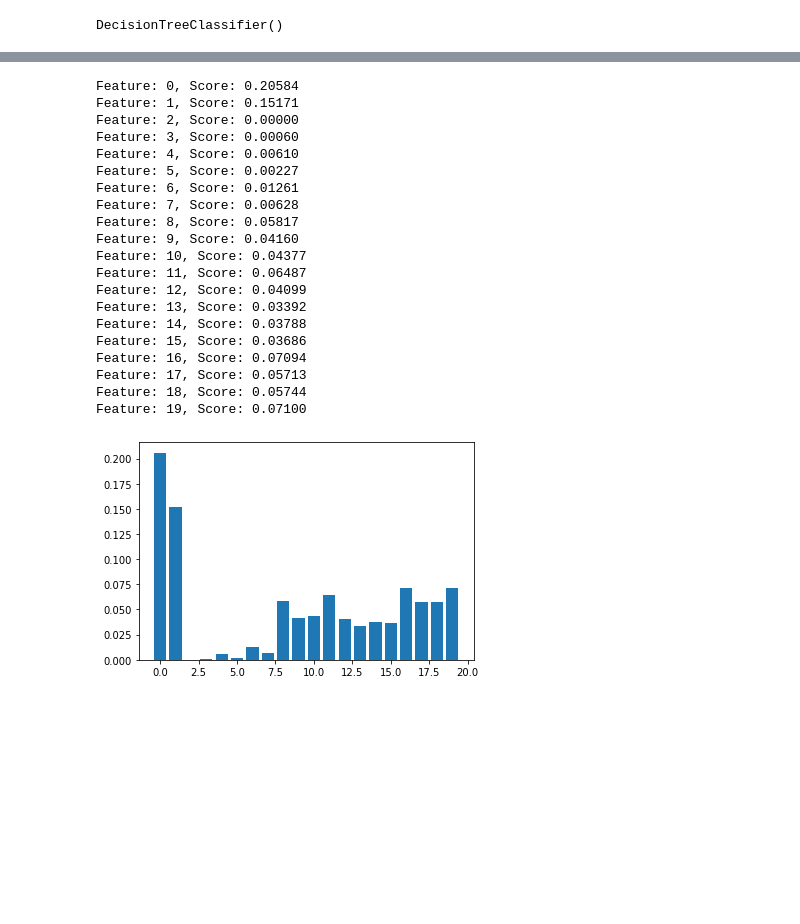
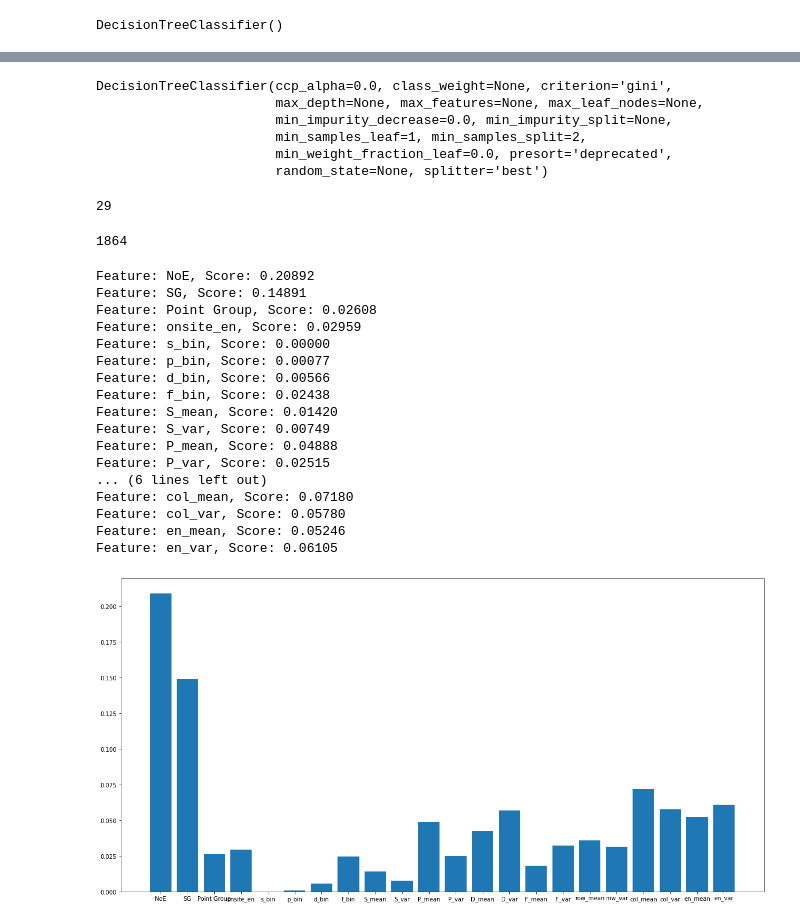
Before and after one commit to mn-rahul/DDP-dump, a Jupyter notebook: 13kDT.ipynb, the cells around one changed output, grey strips where cells are left out. Saved outputs shown, nothing was run; the diff lists cells and outputs as text; code cells hidden in the pictures; blank space fills up the shorter version.

```diff
--- a/13kDT.ipynb
+++ b/13kDT.ipynb
@@ -38,3 +40 @@ rad_var            381
 dtype: int64
-# %%
-data.dropna(axis=0, how='all',inplace=True)
@@ -61,6 +41,6 @@ dtype: int64
 # %%
 y=data['Top_Class']
-x=data.drop(['split','Stoich. Formula','feat_vector','rad_mean','rad_var','Top_Class'],axis=1)
+data=data.drop(['split','Stoich. Formula','feat_vector','rad_mean','rad_var','Top_Class'],axis=1)
 # %%
 # import numpy as np
 # import pandas as pd
@@ -71,3 +51,8 @@ x=data.drop(['split','Stoich. Formula','feat_vector','rad_mean','rad_var','Top_C
 # clf.fit(X=x, y=y)
 # tree_model = clf.best_estimator_
 # print (clf.best_score_, clf.best_params_)
+# %%
+from sklearn import preprocessing
+label_encoder = preprocessing.LabelEncoder()
+data['Point Group']= label_encoder.fit_transform(data['Point Group'])
+data['Point Group'].unique()
@@ -74,2 +76,2 @@ x=data.drop(['split','Stoich. Formula','feat_vector','rad_mean','rad_var','Top_C
 # %%
-x
+x=data
@@ -105,0 +100,19 @@ print(metrics.accuracy_score(y_test, y_pred))
+# %%
+import sklearn
+sklearn.set_config(print_changed_only=False)
+dt
+# %% [output]
+DecisionTreeClassifier(ccp_alpha=0.0, class_weight=None, criterion='gini',
+                       max_depth=None, max_features=None, max_leaf_nodes=None,
+                       min_impurity_decrease=0.0, min_impurity_split=None,
+                       min_samples_leaf=1, min_samples_split=2,
+                       min_weight_fraction_leaf=0.0, presort='deprecated',
+                       random_state=None, splitter='best')
+# %%
+dt.get_depth()
+# %% [output]
+29
+# %%
+dt.get_n_leaves()
+# %% [output]
+1864
@@ -106,31 +124,31 @@ print(metrics.accuracy_score(y_test, y_pred))
 # %%
 importance = dt.feature_importances_
-import matplotlib.pyplot
+#import matplotlib.pyplot
 # summarize feature importance
 for i,v in enumerate(importance):
-    print('Feature: %0d, Score: %.5f' % (i,v))
+    print(f'Feature: {col_list[i]}, Score: %.5f' % (v))
 # plot feature importance
+fig, ax = plt.subplots(figsize=(20,10))
 plt.bar([x for x in range(len(importance))], importance)
+x_axis=np.arange(len(importance))
+plt.xticks(x_axis, list(x.columns))
 plt.show()
 # %% [output]
-Feature: 0, Score: 0.20584
-Feature: 1, Score: 0.15171
-Feature: 2, Score: 0.00000
-Feature: 3, Score: 0.00060
-Feature: 4, Score: 0.00610
-Feature: 5, Score: 0.00227
-Feature: 6, Score: 0.01261
-Feature: 7, Score: 0.00628
-Feature: 8, Score: 0.05817
-Feature: 9, Score: 0.04160
-Feature: 10, Score: 0.04377
-Feature: 11, Score: 0.06487
-Feature: 12, Score: 0.04099
-Feature: 13, Score: 0.03392
-Feature: 14, Score: 0.03788
-Feature: 15, Score: 0.03686
-Feature: 16, Score: 0.07094
-Feature: 17, Score: 0.05713
-Feature: 18, Score: 0.05744
-Feature: 19, Score: 0.07100
+Feature: NoE, Score: 0.20892
+Feature: SG, Score: 0.14891
+Feature: Point Group, Score: 0.02608
+Feature: onsite_en, Score: 0.02959
+Feature: s_bin, Score: 0.00000
+Feature: p_bin, Score: 0.00077
+Feature: d_bin, Score: 0.00566
+Feature: f_bin, Score: 0.02438
+Feature: S_mean, Score: 0.01420
+Feature: S_var, Score: 0.00749
+Feature: P_mean, Score: 0.04888
+Feature: P_var, Score: 0.02515
+... (6 lines left out)
+Feature: col_mean, Score: 0.07180
+Feature: col_var, Score: 0.05780
+Feature: en_mean, Score: 0.05246
+Feature: en_var, Score: 0.06105
-[figure, old version]
+[figure, new version]
```
Also changed, not shown: parts of 21 cells of this notebook.
